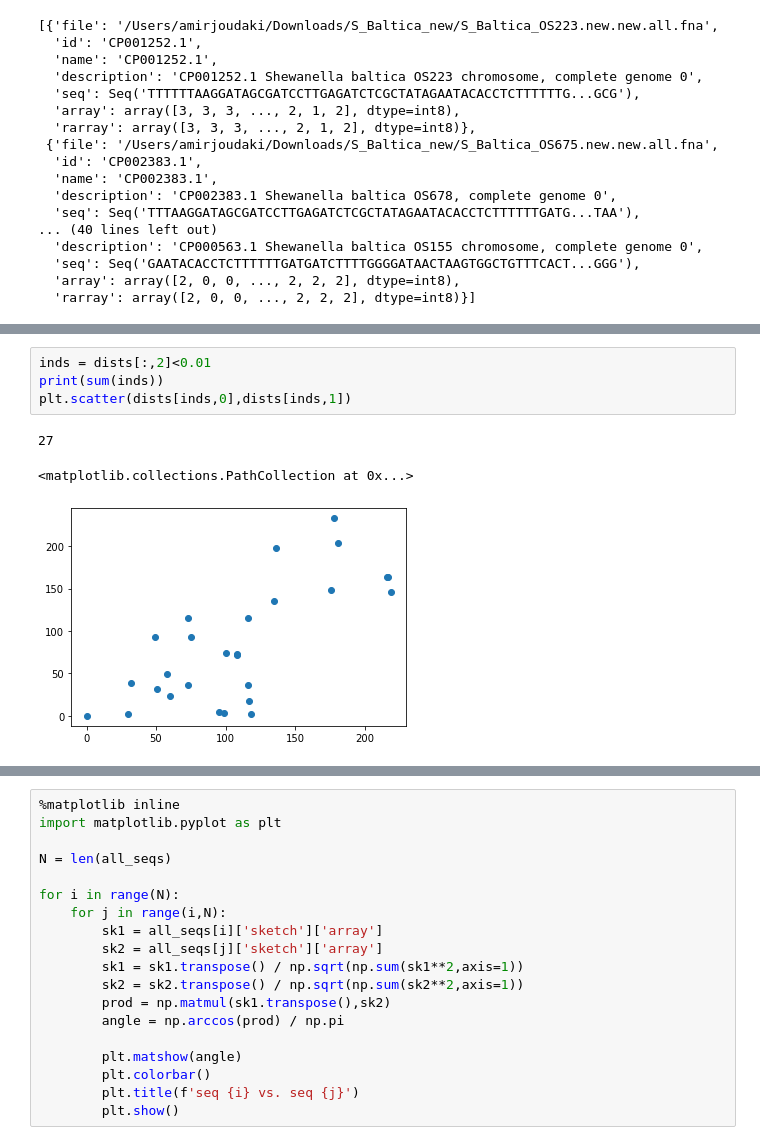
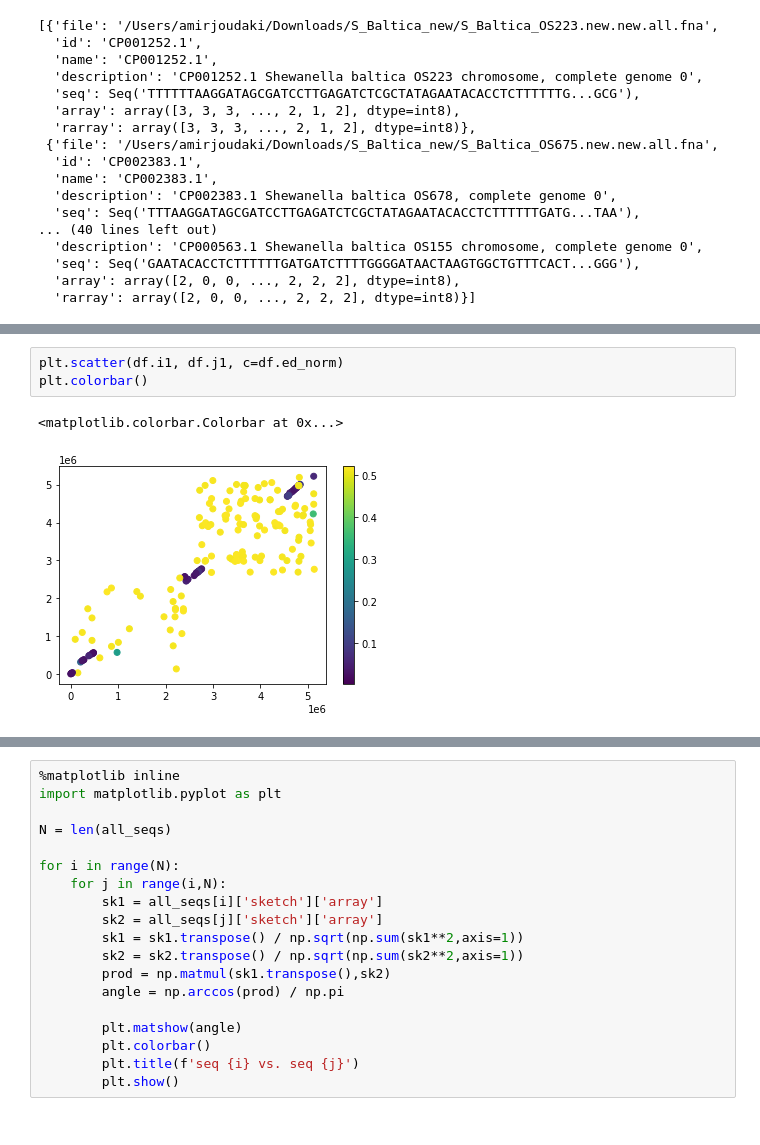
Before and after one commit to ajoudaki/tensor_sketch_minimzer, a Jupyter notebook: S_Baltica.ipynb, the cells around one changed output, grey strips where cells are left out. Drawn from its saved outputs; the diff is of its cells as text.

```diff
--- a/S_Baltica.ipynb
+++ b/S_Baltica.ipynb
@@ -160,8 +150,6 @@ plt.scatter(df.d, df.ed_norm)
-# %%
-inds = dists[:,2]<0.01
-print(sum(inds))
-plt.scatter(dists[inds,0],dists[inds,1])
-# %% [output]
-27
-<matplotlib.collections.PathCollection at 0x...>
-[figure, removed]
+# %%
+plt.scatter(df.i1, df.j1, c=df.ed_norm)
+plt.colorbar()
+# %% [output]
+<matplotlib.colorbar.Colorbar at 0x...>
+[figure, added]
```
Also changed, not shown: parts of 12 cells of this notebook.
